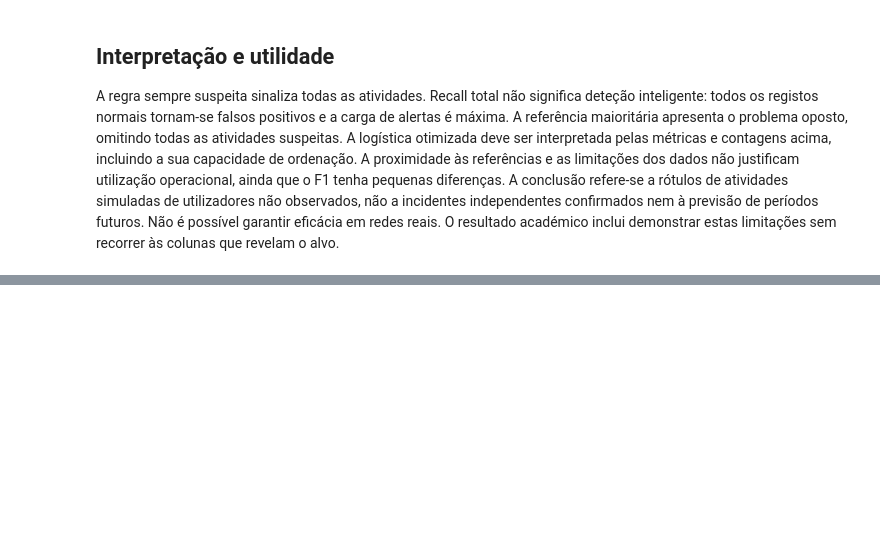
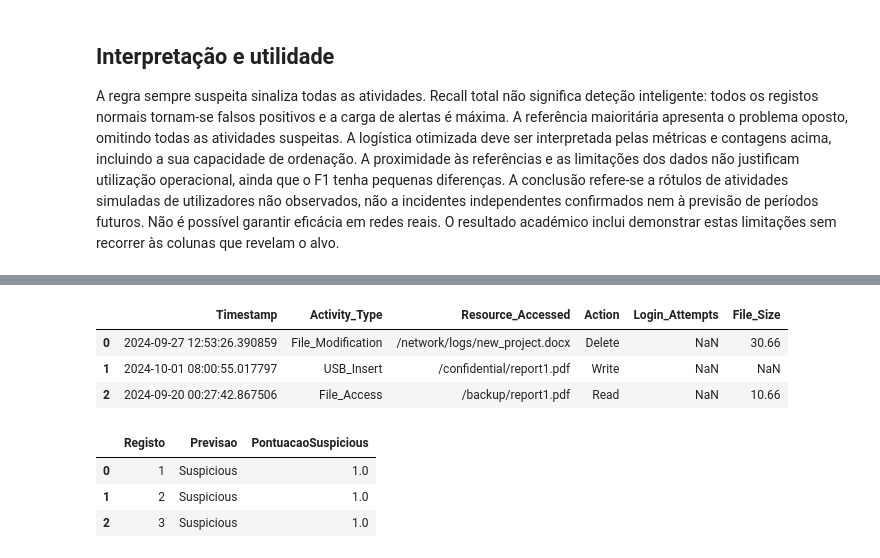
Before and after one commit to MisterPablito/IA-aplicada-a-Cyber, a Jupyter notebook: notebooks/04_model_evaluation.ipynb, the cells around one changed output, grey strips where cells are left out. Saved outputs shown, nothing was run; the diff lists cells and outputs as text; code cells hidden in the pictures; blank space fills up the shorter version.

Commit message:
feat: add reproducible local batch predictions

```diff
--- a/notebooks/04_model_evaluation.ipynb
+++ b/notebooks/04_model_evaluation.ipynb
@@ -146,0 +151,15 @@ A conclusão refere-se a rótulos de atividades simuladas de utilizadores não o
+# %%
+from src.previsoes import treinar_artefacto, carregar_artefacto, prever_batch
+treinar_artefacto()
+exemplo = pd.read_csv(RAIZ / "exemplos/atividades.csv", keep_default_na=False, na_values=[""])
+display(exemplo)
+display(prever_batch(exemplo, carregar_artefacto()))
+# %% [output]
+|  | Timestamp | Activity_Type | Resource_Accessed | Action | Login_Attempts | File_Size |
+| 0 | 2024-09-27 12:53:26.390859 | File_Modification | /network/logs/new_project.docx | Delete | NaN | 30.66 |
+| 1 | 2024-10-01 08:00:55.017797 | USB_Insert | /confidential/report1.pdf | Write | NaN | NaN |
+| 2 | 2024-09-20 00:27:42.867506 | File_Access | /backup/report1.pdf | Read | NaN | 10.66 |
+|  | Registo | Previsao | PontuacaoSuspicious |
+| 0 | 1 | Suspicious | 1.0 |
+| 1 | 2 | Suspicious | 1.0 |
+| 2 | 3 | Suspicious | 1.0 |
```
Also changed, not shown: parts of 1 cell of this notebook, 7 other files.
